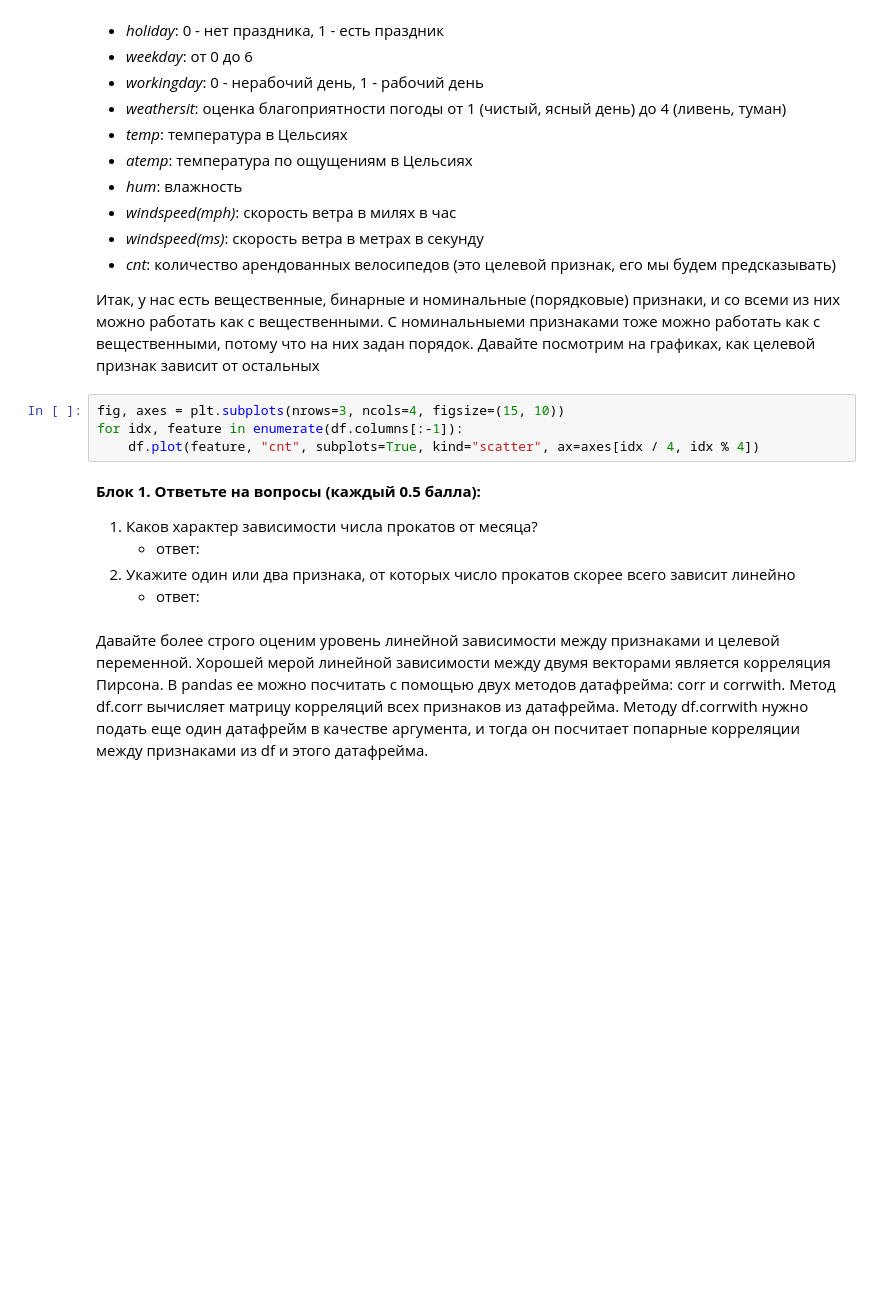
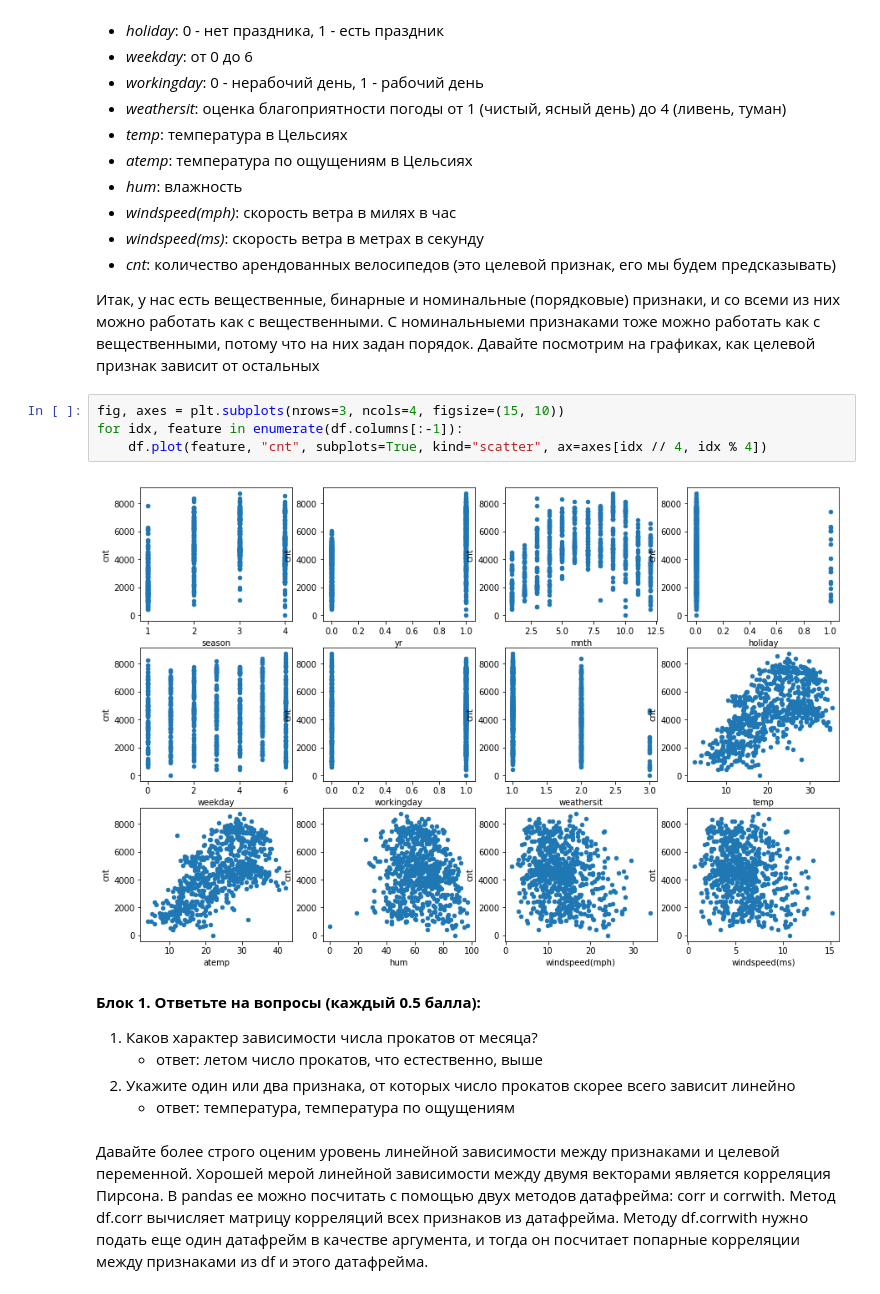
Before and after one commit to armavox/mldaspec, a Jupyter notebook: course2/notebooks/week2_peer_OverfittingTask.ipynb, the cells around one changed output. Drawn from its saved outputs; the diff is of its cells as text; blank space fills up the shorter version.

```diff
--- a/course2/notebooks/week2_peer_OverfittingTask.ipynb
+++ b/course2/notebooks/week2_peer_OverfittingTask.ipynb
@@ -50,13 +50,15 @@ df.head()
 # %%
 fig, axes = plt.subplots(nrows=3, ncols=4, figsize=(15, 10))
 for idx, feature in enumerate(df.columns[:-1]):
-    df.plot(feature, "cnt", subplots=True, kind="scatter", ax=axes[idx / 4, idx % 4])
+    df.plot(feature, "cnt", subplots=True, kind="scatter", ax=axes[idx // 4, idx % 4])
+# %% [output]
+[figure, added]
 # %% [markdown]
 __Блок 1. Ответьте на вопросы (каждый 0.5 балла):__
 1. Каков характер зависимости числа прокатов от месяца?
-   * ответ:
+   * ответ: летом число прокатов, что естественно, выше
 1. Укажите один или два признака, от которых число прокатов скорее всего зависит линейно
-   * ответ:
+   * ответ: температура, температура по ощущениям
 # %% [markdown]
 Давайте более строго оценим уровень линейной зависимости между признаками и целевой переменной. Хорошей мерой линейной зависимости между двумя векторами является корреляция Пирсона. В pandas ее можно посчитать с помощью двух методов датафрейма: corr и corrwith. Метод df.corr вычисляет матрицу корреляций всех признаков из датафрейма. Методу df.corrwith нужно подать еще один датафрейм в качестве аргумента, и тогда он посчитает попарные корреляции между признаками из df и этого датафрейма.
 # %%
```
Also changed, not shown: parts of 24 cells of this notebook.
